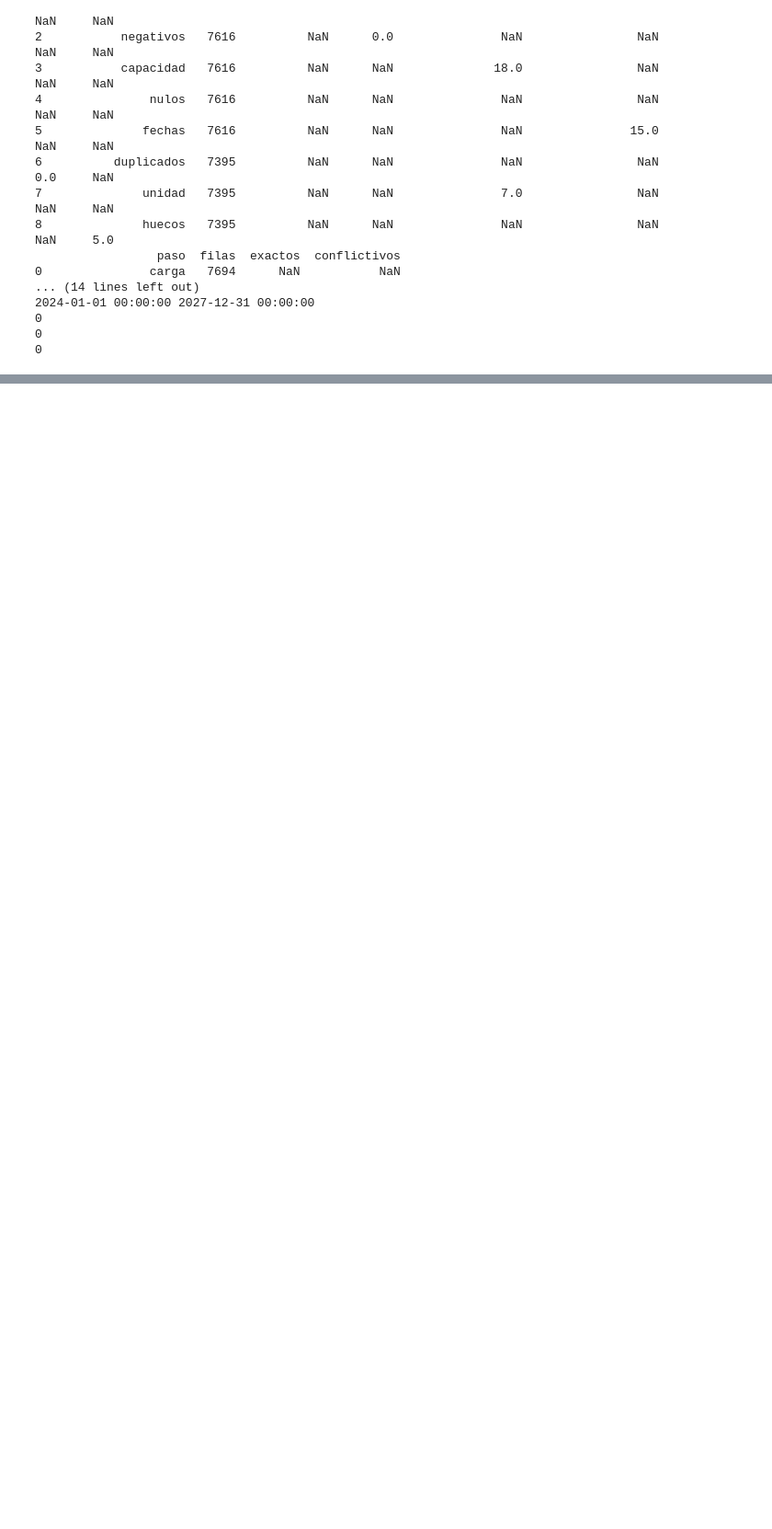
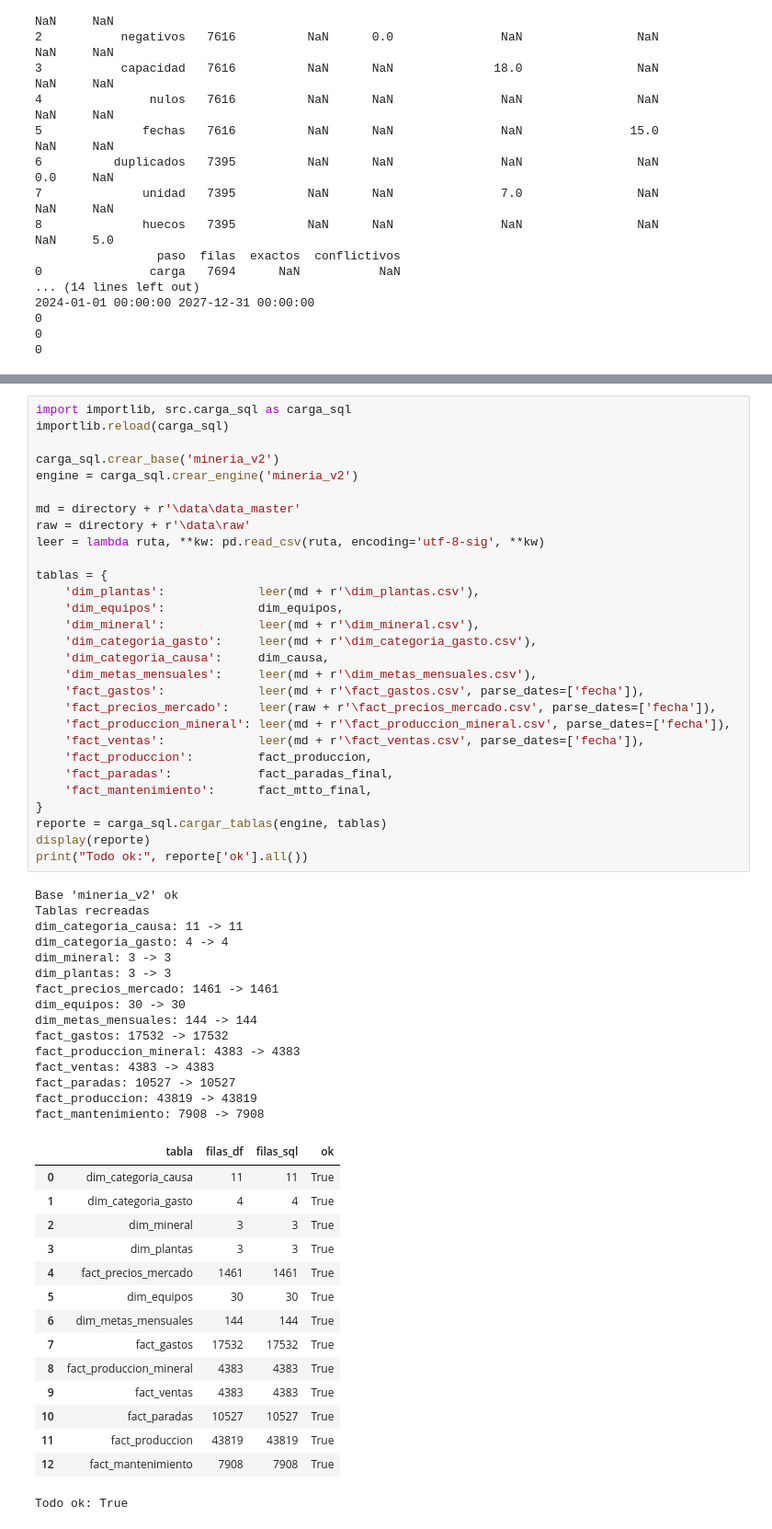
Before and after one commit to josue789a/Mineria-simulacion-v2, a Jupyter notebook: notebooks/Exploracion1.ipynb, the cells around one changed output, grey strips where cells are left out. Shown at 92% size. Cells and saved outputs as stored; diff of their text form; blank space fills up the shorter version.

Commit message:
15. Carga de datos maestros faltantes, carga y coneccion a SQL

```diff
--- a/notebooks/Exploracion1.ipynb
+++ b/notebooks/Exploracion1.ipynb
@@ -3085,0 +3488,60 @@ print(((df_pn['horas_operativas'] + df_pn['horas_parada']) > 24.01).sum())
+# %%
+import importlib, src.carga_sql as carga_sql
+importlib.reload(carga_sql)
+
+carga_sql.crear_base('mineria_v2')
+engine = carga_sql.crear_engine('mineria_v2')
+
+md = directory + r'\data\data_master'
+raw = directory + r'\data\raw'
+leer = lambda ruta, **kw: pd.read_csv(ruta, encoding='utf-8-sig', **kw)
+
+tablas = {
+    'dim_plantas':             leer(md + r'\dim_plantas.csv'),
+    'dim_equipos':             dim_equipos,
+    'dim_mineral':             leer(md + r'\dim_mineral.csv'),
+    'dim_categoria_gasto':     leer(md + r'\dim_categoria_gasto.csv'),
+    'dim_categoria_causa':     dim_causa,
+    'dim_metas_mensuales':     leer(md + r'\dim_metas_mensuales.csv'),
+    'fact_gastos':             leer(md + r'\fact_gastos.csv', parse_dates=['fecha']),
+    'fact_precios_mercado':    leer(raw + r'\fact_precios_mercado.csv', parse_dates=['fecha']),
+    'fact_produccion_mineral': leer(md + r'\fact_produccion_mineral.csv', parse_dates=['fecha']),
+    'fact_ventas':             leer(md + r'\fact_ventas.csv', parse_dates=['fecha']),
+    'fact_produccion':         fact_produccion,
+    'fact_paradas':            fact_paradas_final,
+    'fact_mantenimiento':      fact_mtto_final,
+}
+reporte = carga_sql.cargar_tablas(engine, tablas)
+display(reporte)
+print("Todo ok:", reporte['ok'].all())
+# %% [output]
+Base 'mineria_v2' ok
+Tablas recreadas
+dim_categoria_causa: 11 -> 11
+dim_categoria_gasto: 4 -> 4
+dim_mineral: 3 -> 3
+dim_plantas: 3 -> 3
+fact_precios_mercado: 1461 -> 1461
+dim_equipos: 30 -> 30
+dim_metas_mensuales: 144 -> 144
+fact_gastos: 17532 -> 17532
+fact_produccion_mineral: 4383 -> 4383
+fact_ventas: 4383 -> 4383
+fact_paradas: 10527 -> 10527
+fact_produccion: 43819 -> 43819
+fact_mantenimiento: 7908 -> 7908
+|  | tabla | filas_df | filas_sql | ok |
+| 0 | dim_categoria_causa | 11 | 11 | True |
+| 1 | dim_categoria_gasto | 4 | 4 | True |
+| 2 | dim_mineral | 3 | 3 | True |
+| 3 | dim_plantas | 3 | 3 | True |
+| 4 | fact_precios_mercado | 1461 | 1461 | True |
+| 5 | dim_equipos | 30 | 30 | True |
+| 6 | dim_metas_mensuales | 144 | 144 | True |
+| 7 | fact_gastos | 17532 | 17532 | True |
+| 8 | fact_produccion_mineral | 4383 | 4383 | True |
+| 9 | fact_ventas | 4383 | 4383 | True |
+| 10 | fact_paradas | 10527 | 10527 | True |
+| 11 | fact_produccion | 43819 | 43819 | True |
+| 12 | fact_mantenimiento | 7908 | 7908 | True |
+Todo ok: True
```
Also changed, not shown: parts of 22 cells of this notebook, 4 other files.
